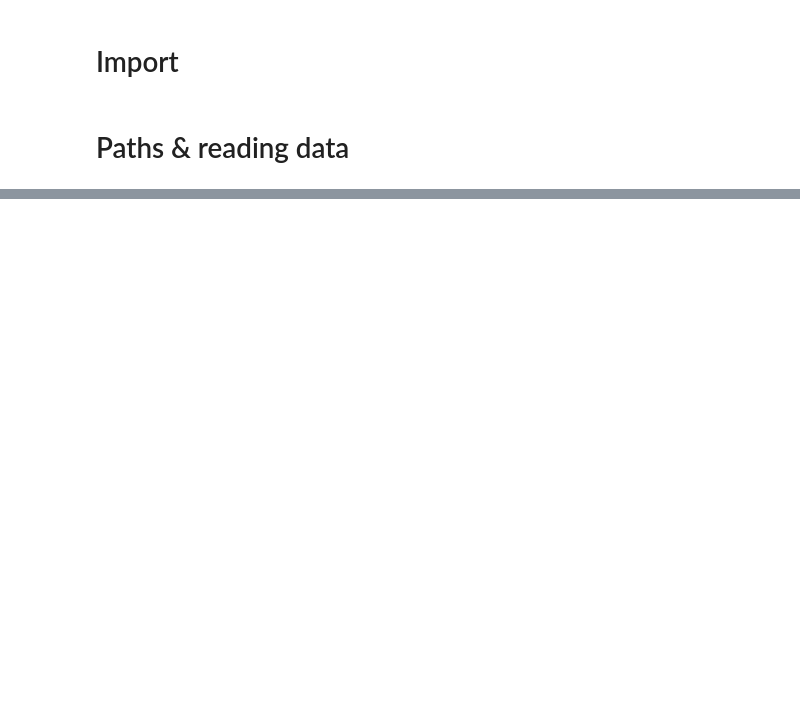
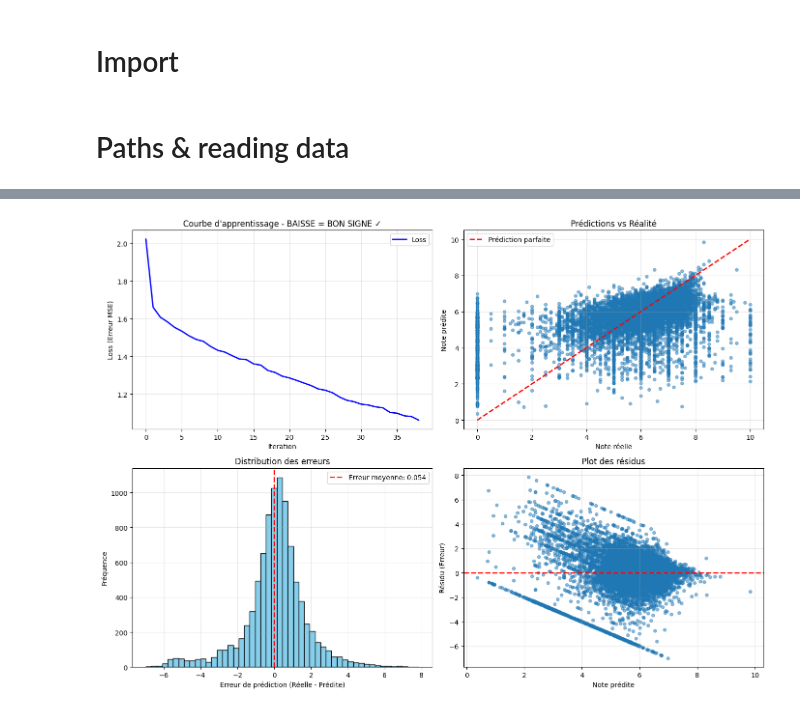
Before and after one commit to Axel-Rey/Projet_IA2, a Jupyter notebook: Code/Prepare_Data/Build_data.ipynb, the cells around one changed output, grey strips where cells are left out. Saved outputs shown, nothing was run; the diff lists cells and outputs as text; code cells hidden in the pictures; blank space fills up the shorter version.

```diff
--- a/Code/Prepare_Data/Build_data.ipynb
+++ b/Code/Prepare_Data/Build_data.ipynb
@@ -134,0 +274,3 @@ Error:
+# %%
+# Entraînement du modèle
+model.fit(X_train_scaled, y_train)
@@ -134,0 +299,17 @@ Error:
+# %%
+print("\nÉvaluation sur le test set...")
+
+y_pred = model.predict(X_test_scaled)
+
+mse = mean_squared_error(y_test, y_pred)
+rmse = np.sqrt(mse)
+mae = mean_absolute_error(y_test, y_pred)
+r2 = r2_score(y_test, y_pred)
+
+print(f"\n{'='*50}")
+print(f"RÉSULTATS")
+print(f"{'='*50}")
+print(f"RMSE: {rmse:.4f}")
+print(f"MAE: {mae:.4f}")
+print(f"R² Score: {r2:.4f}")
+print(f"{'='*50}")
@@ -134,0 +326,57 @@ Error:
+# %%
+# Visualisations améliorées avec explications
+fig, axes = plt.subplots(2, 2, figsize=(14, 10))
+
+# 1. Courbe d'apprentissage (Loss)
+axes[0, 0].plot(model.loss_curve_, linewidth=2, color='blue', label='Loss')
+axes[0, 0].set_xlabel('Iteration')
+axes[0, 0].set_ylabel('Loss (Erreur MSE)')
+axes[0, 0].set_title('Courbe d\'apprentissage - BAISSE = BON SIGNE ✓')
+axes[0, 0].grid(True, alpha=0.3)
+axes[0, 0].legend()
+
+# 2. Prédictions vs Réalité
+axes[0, 1].scatter(y_test, y_pred, alpha=0.5, s=20)
+axes[0, 1].plot([y_test.min(), y_test.max()], [y_test.min(), y_test.max()], 'r--', lw=2, label='Prédiction parfaite')
+axes[0, 1].set_xlabel('Note réelle')
+axes[0, 1].set_ylabel('Note prédite')
+axes[0, 1].set_title('Prédictions vs Réalité')
+axes[0, 1].legend()
+axes[0, 1].grid(True, alpha=0.3)
+
+# 3. Distribution des erreurs
+errors = y_test - y_pred
+axes[1, 0].hist(errors, bins=50, edgecolor='black', color='skyblue')
+axes[1, 0].axvline(x=0, color='r', linestyle='--', linewidth=2, label=f'Erreur moyenne: {errors.mean():.3f}')
+axes[1, 0].set_xlabel('Erreur de prédiction (Réelle - Prédite)')
+axes[1, 0].set_ylabel('Fréquence')
+axes[1, 0].set_title('Distribution des erreurs')
+axes[1, 0].legend()
+axes[1, 0].grid(True, alpha=0.3)
+
+# 4. Résidus
+axes[1, 1].scatter(y_pred, errors, alpha=0.5, s=20)
+axes[1, 1].axhline(y=0, color='r', linestyle='--', linewidth=2)
+axes[1, 1].set_xlabel('Note prédite')
+axes[1, 1].set_ylabel('Résidu (Erreur)')
+axes[1, 1].set_title('Plot des résidus')
+axes[1, 1].grid(True, alpha=0.3)
+
+plt.tight_layout()
+plt.show()
+
+# Diagnostique
+print("\n" + "="*60)
+print("DIAGNOSTIC DE LA COURBE D'APPRENTISSAGE")
+print("="*60)
+print("✓ La loss DIMINUE = Le modèle apprend correctement")
+print(f"  Loss initiale: {model.loss_curve_[0]:.4f}")
+print(f"  Loss finale: {model.loss_curve_[-1]:.4f}")
+print(f"  Réduction: {((model.loss_curve_[0] - model.loss_curve_[-1]) / model.loss_curve_[0] * 100):.1f}%")
+print(f"\n✓ Métriques finales:")
+print(f"  RMSE: {rmse:.4f} (plus bas = mieux)")
+print(f"  MAE: {mae:.4f} (plus bas = mieux)")
+print(f"  R²: {r2:.4f} (plus proche de 1 = mieux)")
+print("="*60)
+# %% [output]
+[figure, added]
```
Also changed, not shown: parts of 22 cells of this notebook, 2 other files.
